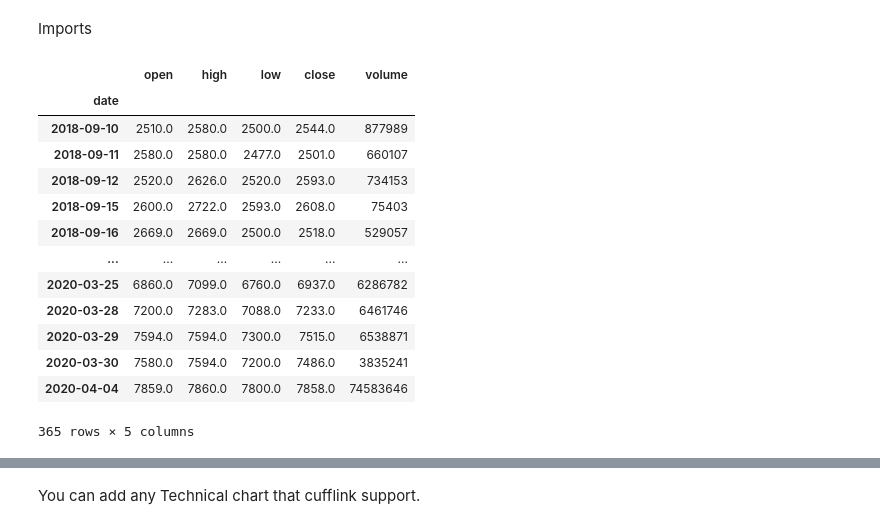
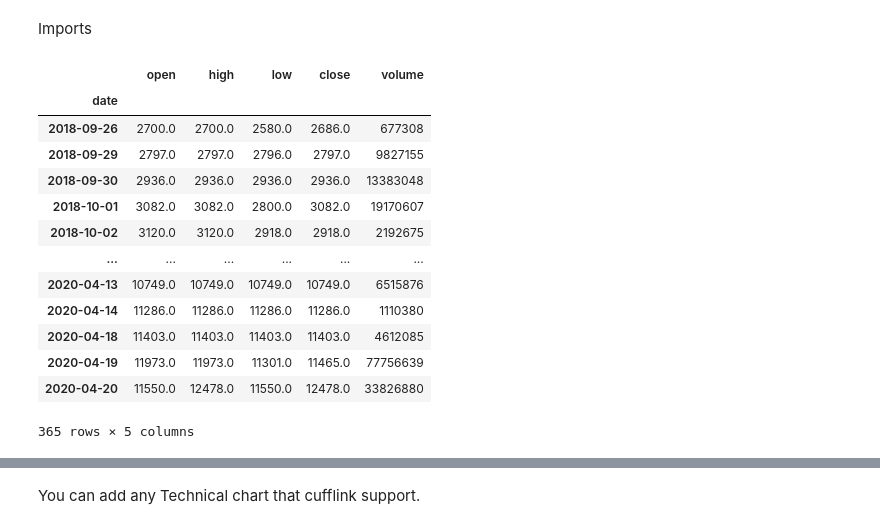
Before and after one commit to ghodsizadeh/tehran-stocks, a Jupyter notebook: Example/Cufflink_Sample.ipynb, the cells around one changed output, grey strips where cells are left out. Saved outputs shown, nothing was run; the diff lists cells and outputs as text; code cells hidden in the pictures.

```diff
--- a/Example/Cufflink_Sample.ipynb
+++ b/Example/Cufflink_Sample.ipynb
@@ -26,27 +44,27 @@ cf.go_offline()
 cf.set_config_file(offline=False, world_readable=True)
 # %%
 stock_by_symbol = Stocks.query.filter_by(name='سمازن').first() #find by symbol(نماد)
-rates_cols=['first','high','low','close','vol']
+rates_cols=['first','high','low','last','vol']
 df = stock_by_symbol.df.tail(365)
 # df = df[rates_cols].rename(columns={ 'first': 'Open','high':'High','low':'Low','close':'Close','vol':'Volume'})
 df = df[rates_cols]
 df.columns = ['open','high','low','close','volume']
 # df.index.names = ['Date']
 df
 # %% [output]
 |  | open | high | low | close | volume |
 | date |  |  |  |  |  |
-| 2018-09-10 | 2510.0 | 2580.0 | 2500.0 | 2544.0 | 877989 |
-| 2018-09-11 | 2580.0 | 2580.0 | 2477.0 | 2501.0 | 660107 |
-| 2018-09-12 | 2520.0 | 2626.0 | 2520.0 | 2593.0 | 734153 |
-| 2018-09-15 | 2600.0 | 2722.0 | 2593.0 | 2608.0 | 75403 |
-| 2018-09-16 | 2669.0 | 2669.0 | 2500.0 | 2518.0 | 529057 |
+| 2018-09-26 | 2700.0 | 2700.0 | 2580.0 | 2686.0 | 677308 |
+| 2018-09-29 | 2797.0 | 2797.0 | 2796.0 | 2797.0 | 9827155 |
+| 2018-09-30 | 2936.0 | 2936.0 | 2936.0 | 2936.0 | 13383048 |
+| 2018-10-01 | 3082.0 | 3082.0 | 2800.0 | 3082.0 | 19170607 |
+| 2018-10-02 | 3120.0 | 3120.0 | 2918.0 | 2918.0 | 2192675 |
 | ... | ... | ... | ... | ... | ... |
-| 2020-03-25 | 6860.0 | 7099.0 | 6760.0 | 6937.0 | 6286782 |
-| 2020-03-28 | 7200.0 | 7283.0 | 7088.0 | 7233.0 | 6461746 |
-| 2020-03-29 | 7594.0 | 7594.0 | 7300.0 | 7515.0 | 6538871 |
-| 2020-03-30 | 7580.0 | 7594.0 | 7200.0 | 7486.0 | 3835241 |
-| 2020-04-04 | 7859.0 | 7860.0 | 7800.0 | 7858.0 | 74583646 |
+| 2020-04-13 | 10749.0 | 10749.0 | 10749.0 | 10749.0 | 6515876 |
+| 2020-04-14 | 11286.0 | 11286.0 | 11286.0 | 11286.0 | 1110380 |
+| 2020-04-18 | 11403.0 | 11403.0 | 11403.0 | 11403.0 | 4612085 |
+| 2020-04-19 | 11973.0 | 11973.0 | 11301.0 | 11465.0 | 77756639 |
+| 2020-04-20 | 11550.0 | 12478.0 | 11550.0 | 12478.0 | 33826880 |
 365 rows × 5 columns
 # %%
 qf = cf.QuantFig(df, title="سیمان مازندران", legend='top', name='سمازن')
```
Also changed, not shown: parts of 1 cell of this notebook.
